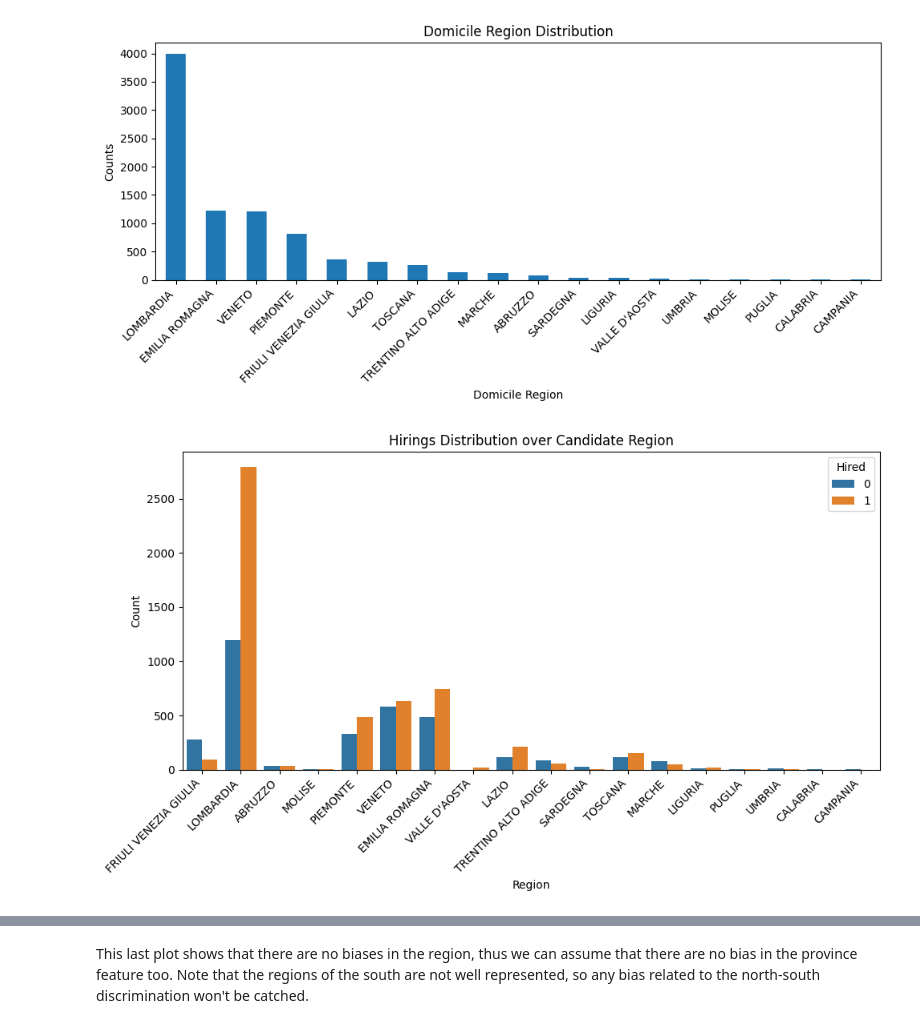
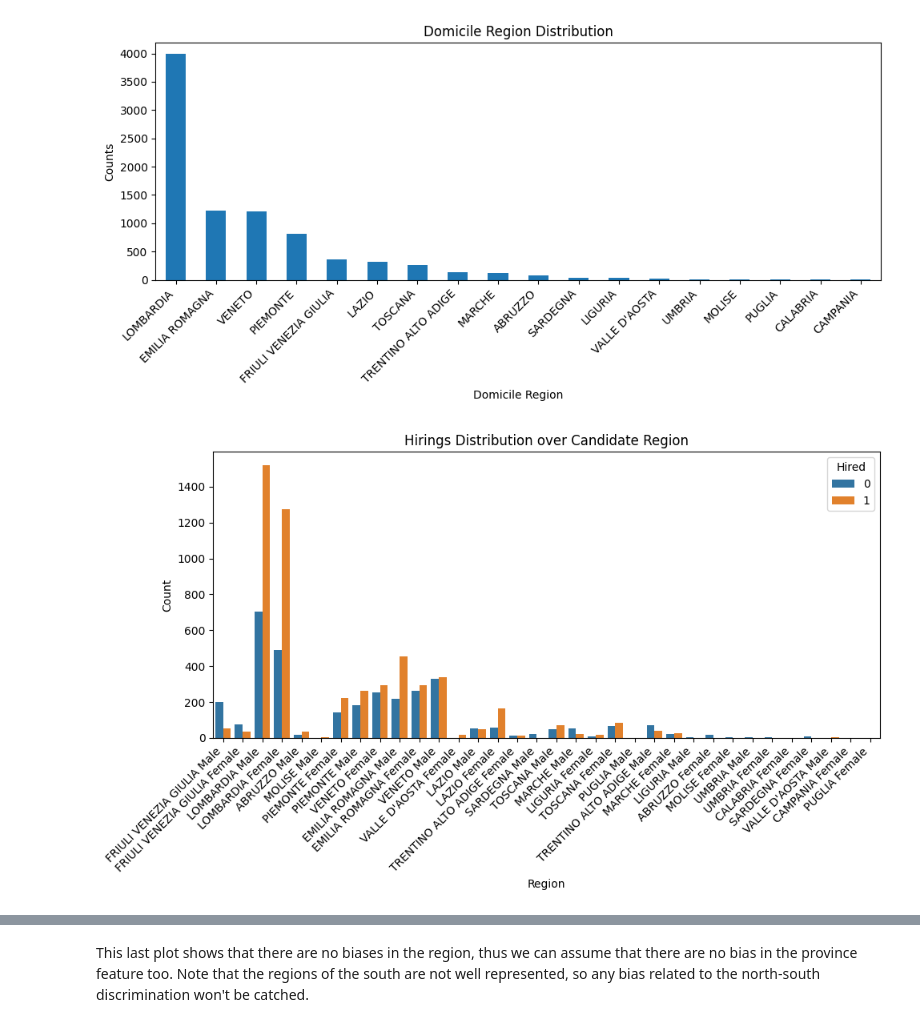
Before and after one commit to kor80/Fair-Candidate-Screening-System, a Jupyter notebook: main.ipynb, the cells around one changed output, grey strips where cells are left out. Drawn from its saved outputs; the diff is of its cells as text; code cells hidden in the pictures.

```diff
--- a/main.ipynb
+++ b/main.ipynb
@@ -262,7 +263,7 @@ It is evident that there is some bias related to the gender in most of the secto
 sensitive_features = ['cand_gender']
 # %%
 # Preprocessing
-df1['cand_gender'] = df1['cand_gender'].apply(lambda s: int(str.lower(s) == 'male'))
+#df1['cand_gender'] = df1['cand_gender'].apply(lambda s: int(str.lower(s) == 'male'))
 # %% [markdown]
 ### Candidate Province
 # %%
@@ -325,15 +326,18 @@ plt.tight_layout()
 plt.show()
 # %% [output]
 [figure]
+# %%
+df_copy = df1.copy()
+df_copy['gender_region'] = df_copy['cand_domicile_region'].astype(str) + ' ' + df_copy['cand_gender'].astype(str)
 # %%
 plt.figure(figsize=(10, 6))
-sns.countplot(data=df1, x='cand_domicile_region', hue='hired')
+sns.countplot(data=df_copy, x='gender_region', hue='hired')
 plt.title('Hirings Distribution over Candidate Region')
 plt.xlabel('Region')
 plt.ylabel('Count')
 plt.legend(title='Hired')
 plt.xticks(rotation=45, ha='right')
 plt.tight_layout()
 plt.show()
 # %% [output]
-[figure, old version]
+[figure, new version]
```
Also changed, not shown: parts of 30 cells of this notebook.
